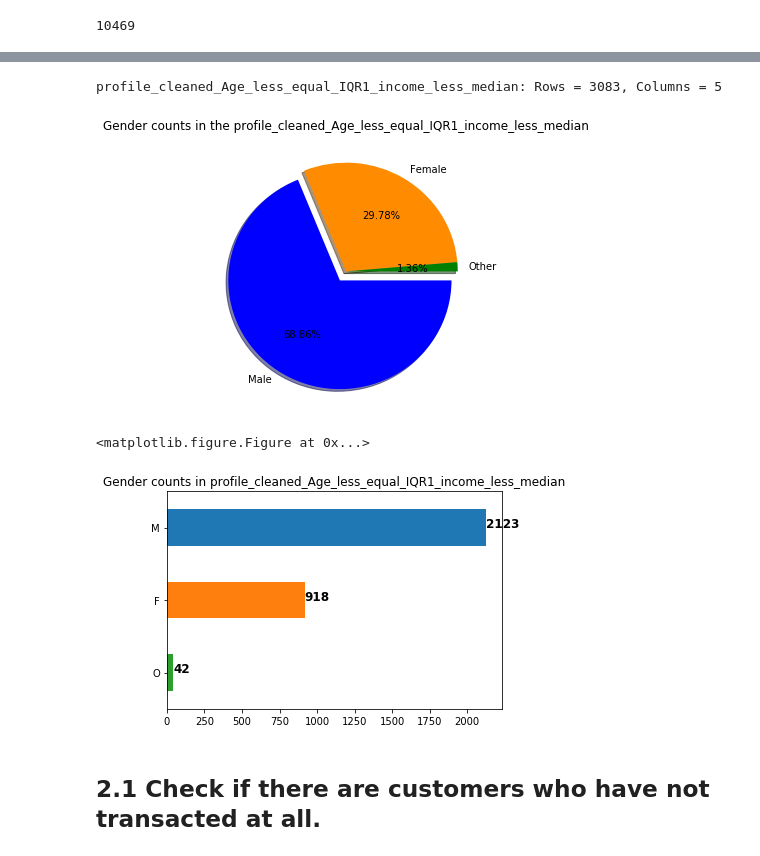
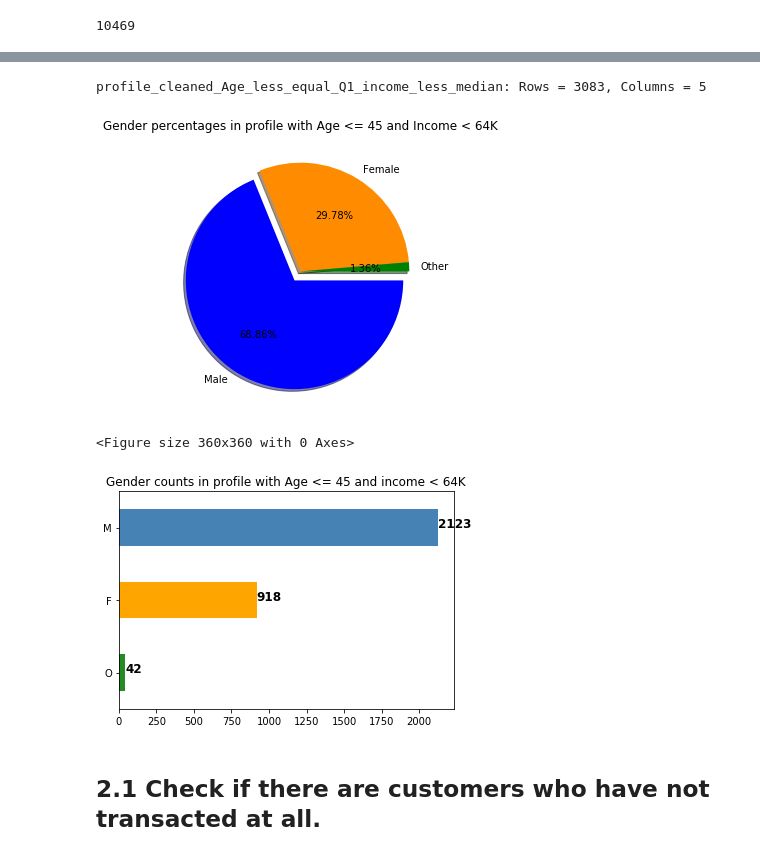
Before and after one commit to kart-projects/Starbucks-Offers-Recommender-Capstone, a Jupyter notebook: Starbucks_Capstone_Project.ipynb, the cells around one changed output, grey strips where cells are left out. Saved outputs shown, nothing was run; the diff lists cells and outputs as text; code cells hidden in the pictures.

```diff
--- a/Starbucks_Capstone_Project.ipynb
+++ b/Starbucks_Capstone_Project.ipynb
@@ -324,5 +339,5 @@ exploded_pie_plot(profile_cleaned_income_lessthan_median, 'gender', 'Gender prer
 # %%
-Age_IQR1 = 45
-profile_cleaned_Age_less_equal_IQR1 = profile_cleaned[profile_cleaned.age <= 45]
-profile_cleaned_Age_greater_IQR1 = profile_cleaned[profile_cleaned.age > 45]
+Age_Q1 = 45
+profile_cleaned_Age_less_equal_Q1 = profile_cleaned[profile_cleaned.age <= Age_Q1]
+profile_cleaned_Age_greater_Q1 = profile_cleaned[profile_cleaned.age > Age_Q1]
 # %%
@@ -350,17 +365,17 @@ horizontal_bar_plot(profile_cleaned_Age_less_equal_IQR1_income_greater_equal_med
 # %%
-profile_cleaned_Age_less_equal_IQR1_income_less_median = profile_cleaned_Age_less_equal_IQR1[profile_cleaned_Age_less_equal_IQR1.income < median_income]
-print("profile_cleaned_Age_less_equal_IQR1_income_less_median: Rows = {0}, Columns = {1}".format(str(profile_cleaned_Age_less_equal_IQR1_income_less_median.shape[0]), str(profile_cleaned_Age_less_equal_IQR1_income_less_median.shape[1])))
+profile_cleaned_Age_less_equal_Q1_income_less_median = profile_cleaned_Age_less_equal_Q1[profile_cleaned_Age_less_equal_Q1.income < median_income]
+print("profile_cleaned_Age_less_equal_Q1_income_less_median: Rows = {0}, Columns = {1}".format(str(profile_cleaned_Age_less_equal_Q1_income_less_median.shape[0]), str(profile_cleaned_Age_less_equal_Q1_income_less_median.shape[1])))
 # %% [output]
-profile_cleaned_Age_less_equal_IQR1_income_less_median: Rows = 3083, Columns = 5
+profile_cleaned_Age_less_equal_Q1_income_less_median: Rows = 3083, Columns = 5
 # %%
-exploded_pie_plot(profile_cleaned_Age_less_equal_IQR1_income_less_median, 'gender', 'Gender counts in the profile_cleaned_Age_less_equal_IQR1_income_less_median', ['blue', 'darkorange', 'green'], ['Male', 'Female', 'Other'], (0.1, 0, 0))
+exploded_pie_plot(profile_cleaned_Age_less_equal_Q1_income_less_median, 'gender', 'Gender percentages in profile with Age <= 45 and Income < 64K', ['blue', 'darkorange', 'green'], ['Male', 'Female', 'Other'], (0.1, 0, 0))
 # %% [output]
-[figure, old version]
+[figure, new version]
 # %%
-horizontal_bar_plot(profile_cleaned_Age_less_equal_IQR1_income_less_median, 'gender', "Gender counts in profile_cleaned_Age_less_equal_IQR1_income_less_median")
+horizontal_bar_plot(profile_cleaned_Age_less_equal_Q1_income_less_median, 'gender', "Gender counts in profile with Age <= 45 and income < 64K")
 # %% [output]
-<matplotlib.figure.Figure at 0x...>
+<Figure size 360x360 with 0 Axes>
-[figure, old version]
+[figure, new version]
 # %% [markdown]
 ## 2.1 Check if there are customers who have not transacted at all.
 # %%
```
Also changed, not shown: parts of 62 cells of this notebook, 1 other file.
